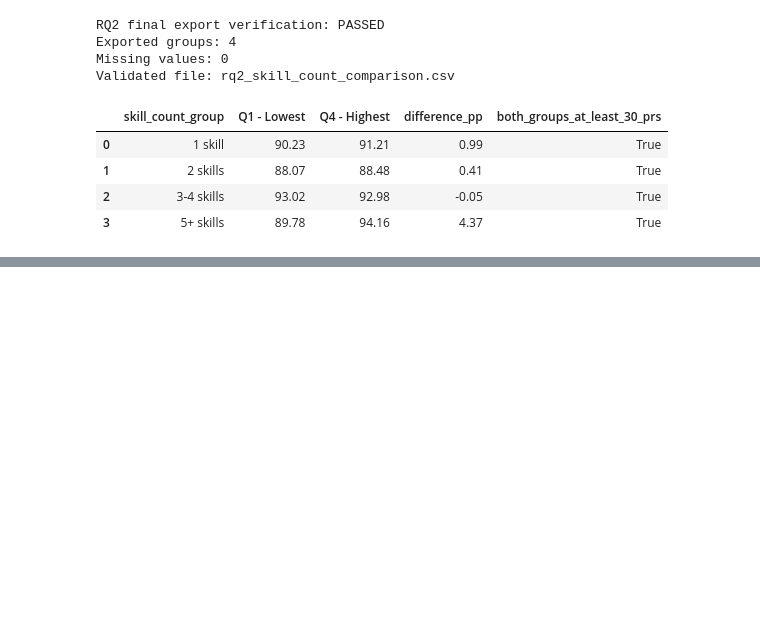
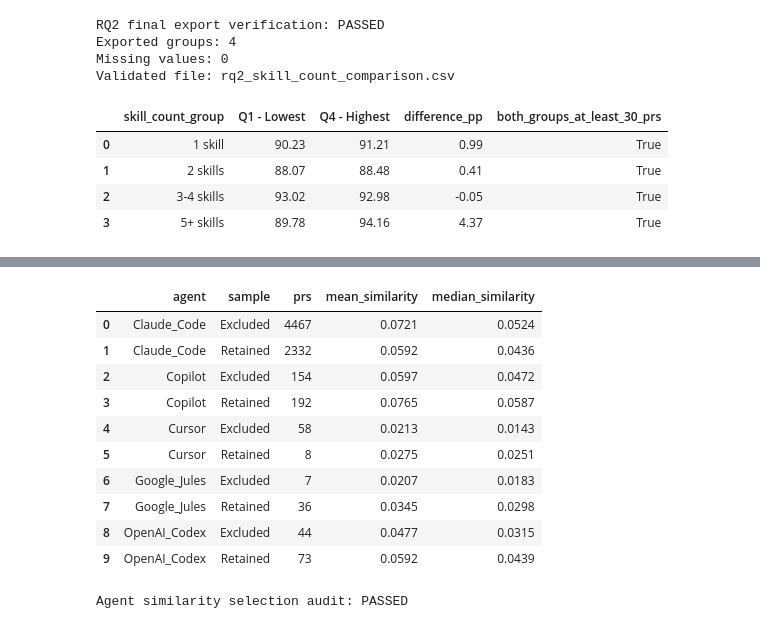
Before and after one commit to ribarb65/agent-skills-pr-acceptance, a Jupyter notebook: notebooks/02_rq2_analysis.ipynb, the cells around one changed output, grey strips where cells are left out. Saved outputs shown, nothing was run; the diff lists cells and outputs as text; code cells hidden in the pictures; blank space fills up the shorter version.

```diff
--- a/notebooks/02_rq2_analysis.ipynb
+++ b/notebooks/02_rq2_analysis.ipynb
@@ -2791,0 +3028,37 @@ Validated file: rq2_skill_count_comparison.csv
+# %%
+score_audit = agent_audit.merge(
+    best_matches[["pr_id", "similarity_score"]],
+    on="pr_id",
+    how="left",
+    validate="one_to_one"
+)
+
+score_summary = (
+    score_audit.groupby(["agent", "sample"])
+    .agg(
+        prs=("pr_id", "size"),
+        mean_similarity=("similarity_score", "mean"),
+        median_similarity=("similarity_score", "median")
+    )
+    .reset_index()
+)
+
+display(score_summary.round(4))
+
+assert len(score_audit) == 7371
+assert score_audit["similarity_score"].notna().all()
+
+print("Agent similarity selection audit: PASSED")
+# %% [output]
+|  | agent | sample | prs | mean_similarity | median_similarity |
+| 0 | Claude_Code | Excluded | 4467 | 0.0721 | 0.0524 |
+| 1 | Claude_Code | Retained | 2332 | 0.0592 | 0.0436 |
+| 2 | Copilot | Excluded | 154 | 0.0597 | 0.0472 |
+| 3 | Copilot | Retained | 192 | 0.0765 | 0.0587 |
+| 4 | Cursor | Excluded | 58 | 0.0213 | 0.0143 |
+| 5 | Cursor | Retained | 8 | 0.0275 | 0.0251 |
+| 6 | Google_Jules | Excluded | 7 | 0.0207 | 0.0183 |
+| 7 | Google_Jules | Retained | 36 | 0.0345 | 0.0298 |
+| 8 | OpenAI_Codex | Excluded | 44 | 0.0477 | 0.0315 |
+| 9 | OpenAI_Codex | Retained | 73 | 0.0592 | 0.0439 |
+Agent similarity selection audit: PASSED
```
Also changed, not shown: parts of 8 cells of this notebook, 1 other file.
